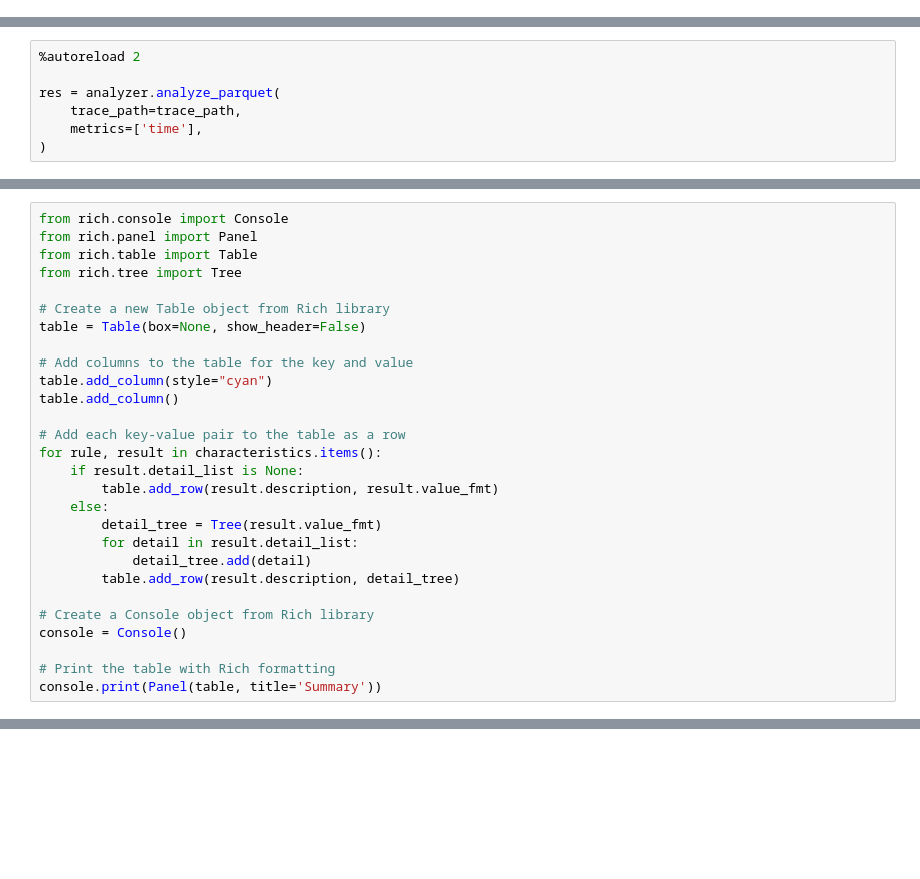
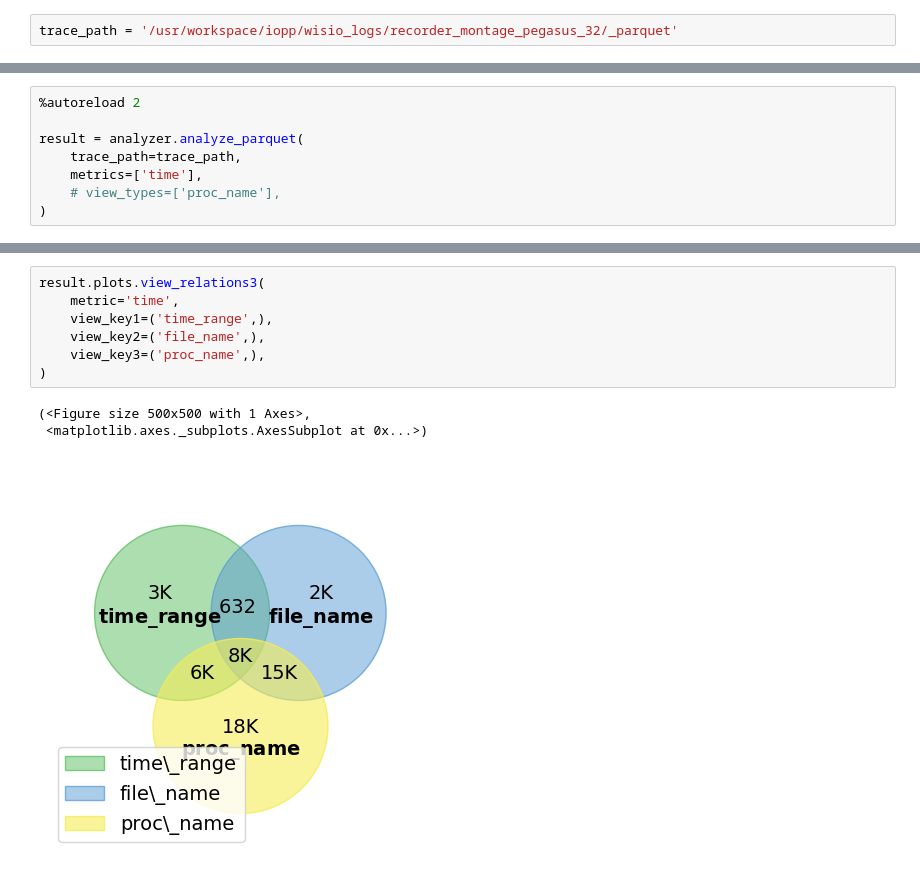
Before and after one commit to izzet/wisio, a Jupyter notebook: notebooks/recorder-montage-pegasus.ipynb, the cells around one changed output, grey strips where cells are left out. Drawn from its saved outputs; the diff is of its cells as text; blank space fills up the shorter version.

```diff
--- a/notebooks/recorder-montage-pegasus.ipynb
+++ b/notebooks/recorder-montage-pegasus.ipynb
@@ -22,0 +13,2 @@ time: 423 µs (started: 2023-12-07 18:45:07 -08:00)
+# %%
+trace_path = '/usr/workspace/iopp/wisio_logs/recorder_montage_pegasus_32/_parquet'
@@ -56,8 +40,9 @@ time: 1.93 s (started: 2023-12-07 18:51:13 -08:00)
 # %%
 %autoreload 2
 
-res = analyzer.analyze_parquet(
+result = analyzer.analyze_parquet(
     trace_path=trace_path,
     metrics=['time'],
+    # view_types=['proc_name'],
 )
 # %% [output]
@@ -588,28 +66,0 @@ time: 391 ms (started: 2023-03-29 22:40:31 -07:00)
-# %%
-from rich.console import Console
-from rich.panel import Panel
-from rich.table import Table
-from rich.tree import Tree
-
-# Create a new Table object from Rich library
-table = Table(box=None, show_header=False)
-
-# Add columns to the table for the key and value
-table.add_column(style="cyan")
-table.add_column()
-
-# Add each key-value pair to the table as a row
-for rule, result in characteristics.items():
-    if result.detail_list is None:
-        table.add_row(result.description, result.value_fmt)
-    else:
-        detail_tree = Tree(result.value_fmt)
-        for detail in result.detail_list:
-            detail_tree.add(detail)
-        table.add_row(result.description, detail_tree)
-
-# Create a Console object from Rich library
-console = Console()
-
-# Print the table with Rich formatting
-console.print(Panel(table, title='Summary'))
@@ -708,0 +88,11 @@ time: 587 ms (started: 2023-03-12 17:52:47 -07:00)
+# %%
+result.plots.view_relations3(
+    metric='time',
+    view_key1=('time_range',),
+    view_key2=('file_name',),
+    view_key3=('proc_name',),
+)
+# %% [output]
+(<Figure size 500x500 with 1 Axes>,
+ <matplotlib.axes._subplots.AxesSubplot at 0x...>)
+[figure, added]
```
Also changed, not shown: parts of 53 cells of this notebook, 34 other files.
